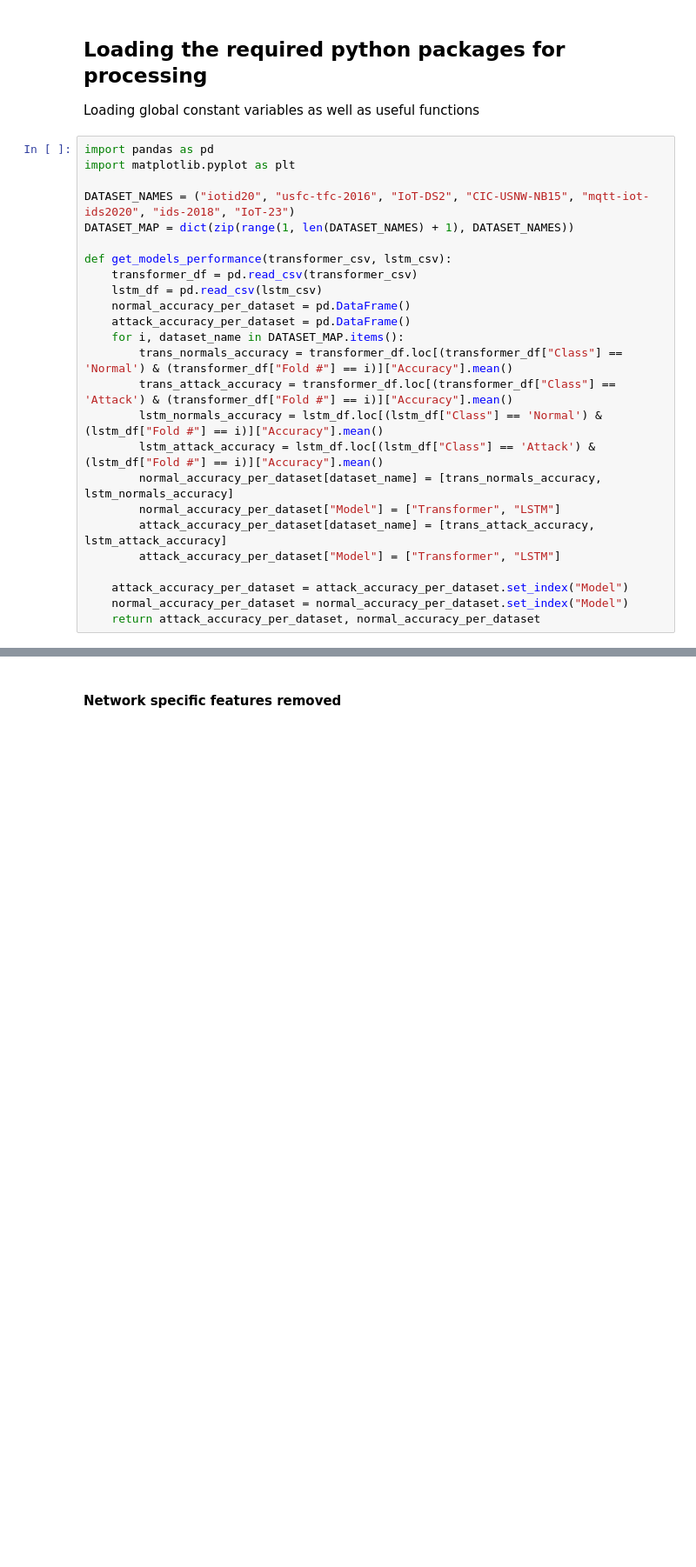
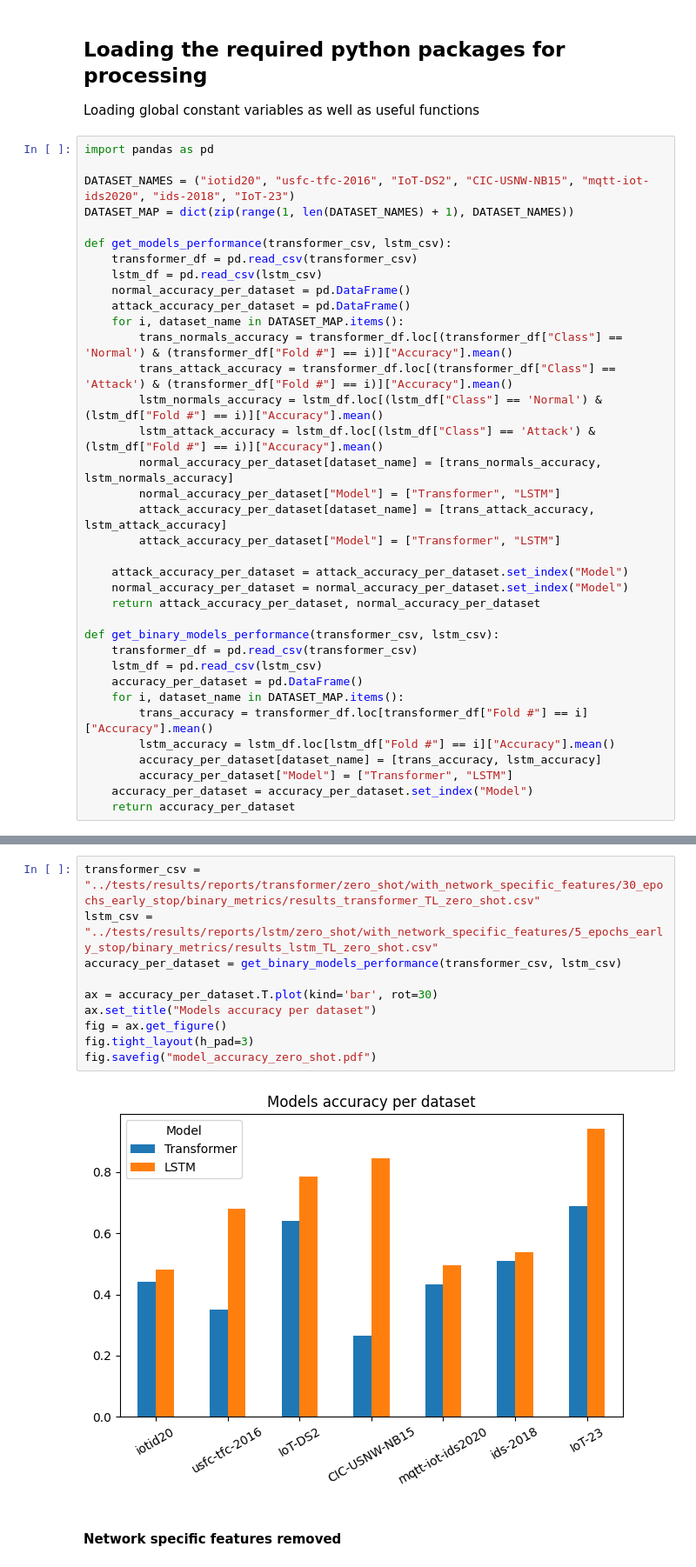
Before and after one commit to thetonk/master-thesis, a Jupyter notebook: notebooks/experiments-results-transfer-learning.ipynb, the cells around one changed output, grey strips where cells are left out. Shown: that part at 87% size. Saved outputs shown, nothing was run; the diff lists cells and outputs as text; blank space fills up the shorter version.

Commit message:
add more jupyter notebooks with results and model performance plots

```diff
--- a/notebooks/experiments-results-transfer-learning.ipynb
+++ b/notebooks/experiments-results-transfer-learning.ipynb
@@ -8,7 +10,6 @@ Here you will find plots and statistics related to experiments conducted for my
 Loading global constant variables as well as useful functions
 # %%
 import pandas as pd
-import matplotlib.pyplot as plt
 
 DATASET_NAMES = ("iotid20", "usfc-tfc-2016", "IoT-DS2", "CIC-USNW-NB15", "mqtt-iot-ids2020", "ids-2018", "IoT-23")
 DATASET_MAP = dict(zip(range(1, len(DATASET_NAMES) + 1), DATASET_NAMES))
@@ -31,6 +32,18 @@ def get_models_performance(transformer_csv, lstm_csv):
     attack_accuracy_per_dataset = attack_accuracy_per_dataset.set_index("Model")
     normal_accuracy_per_dataset = normal_accuracy_per_dataset.set_index("Model")
     return attack_accuracy_per_dataset, normal_accuracy_per_dataset
+
+def get_binary_models_performance(transformer_csv, lstm_csv):
+    transformer_df = pd.read_csv(transformer_csv)
+    lstm_df = pd.read_csv(lstm_csv)
+    accuracy_per_dataset = pd.DataFrame()
+    for i, dataset_name in DATASET_MAP.items():
+        trans_accuracy = transformer_df.loc[transformer_df["Fold #"] == i]["Accuracy"].mean()
+        lstm_accuracy = lstm_df.loc[lstm_df["Fold #"] == i]["Accuracy"].mean()
+        accuracy_per_dataset[dataset_name] = [trans_accuracy, lstm_accuracy]
+        accuracy_per_dataset["Model"] = ["Transformer", "LSTM"]
+    accuracy_per_dataset = accuracy_per_dataset.set_index("Model")
+    return accuracy_per_dataset
 # %% [markdown]
 ## Transfer learning results
 
@@ -67,3 +83,15 @@ fig.savefig("normal-accuracy.pdf")
+# %%
+transformer_csv = "../tests/results/reports/transformer/zero_shot/with_network_specific_features/30_epochs_early_stop/binary_metrics/results_transformer_TL_zero_shot.csv"
+lstm_csv = "../tests/results/reports/lstm/zero_shot/with_network_specific_features/5_epochs_early_stop/binary_metrics/results_lstm_TL_zero_shot.csv"
+accuracy_per_dataset = get_binary_models_performance(transformer_csv, lstm_csv)
+
+ax = accuracy_per_dataset.T.plot(kind='bar', rot=30)
+ax.set_title("Models accuracy per dataset")
+fig = ax.get_figure()
+fig.tight_layout(h_pad=3)
+fig.savefig("model_accuracy_zero_shot.pdf")
+# %% [output]
+[figure, added]
 # %% [markdown]
 #### Network specific features removed
 # %%
```
Also changed, not shown: parts of 14 cells of this notebook, 15 other files.
